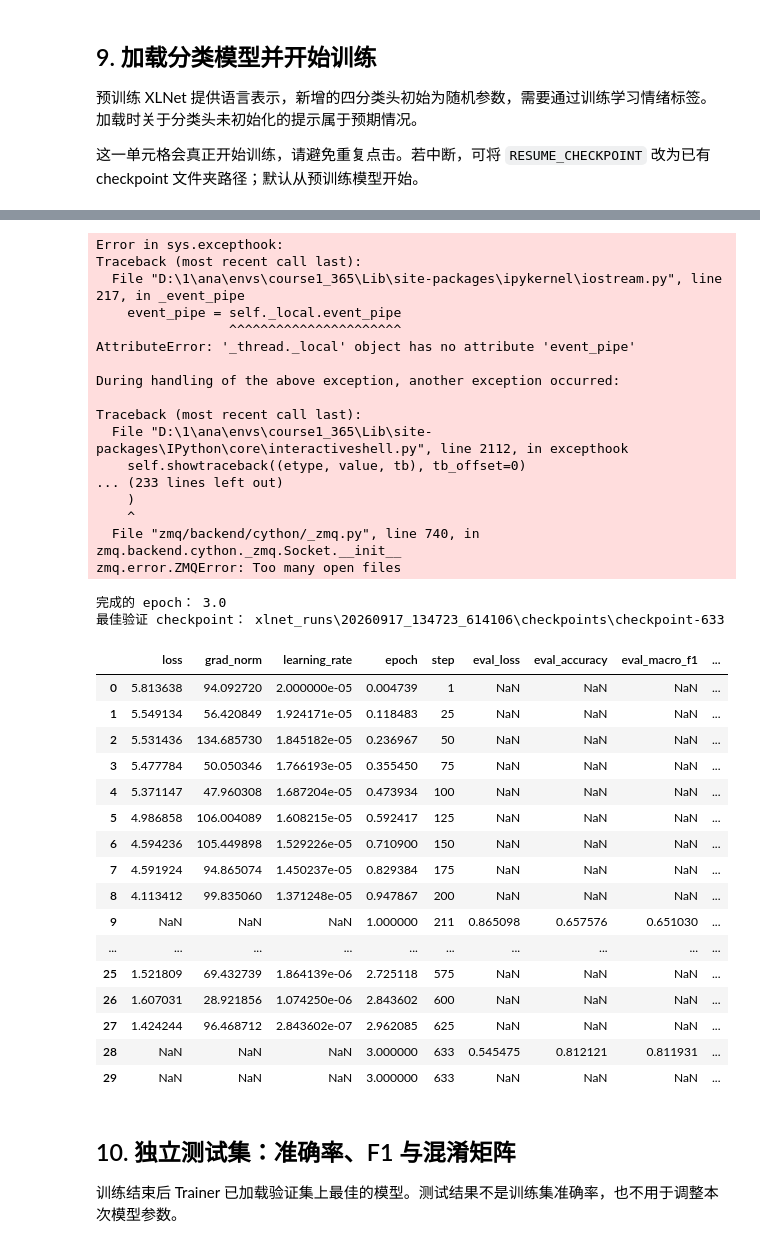
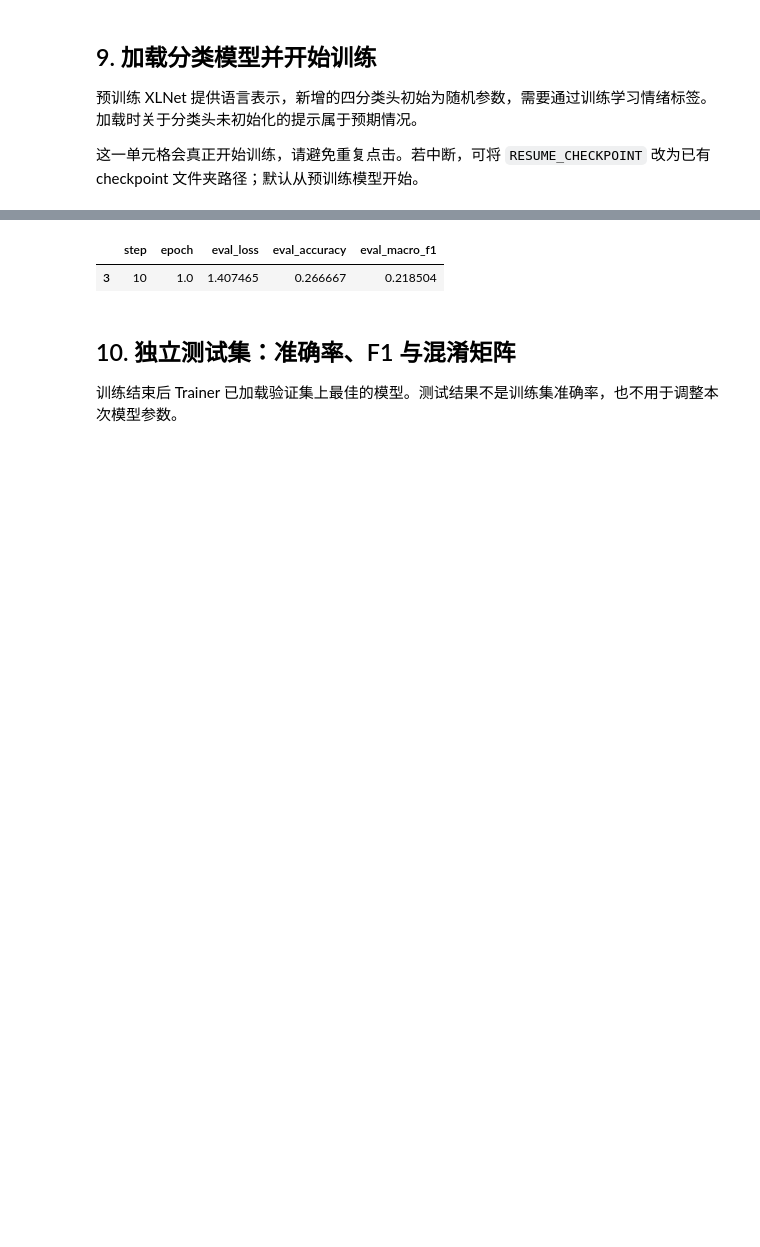
Before and after one commit to ZTaer/AI_Study, a Jupyter notebook: Course1_365/34_LLMs使用XLNet进行文本分类/XLNet_TEST.ipynb, the cells around one changed output, grey strips where cells are left out. Cells and saved outputs as stored; diff of their text form; code cells hidden in the pictures; blank space fills up the shorter version.

```diff
--- a/Course1_365/34_LLMs使用XLNet进行文本分类/XLNet_TEST.ipynb
+++ b/Course1_365/34_LLMs使用XLNet进行文本分类/XLNet_TEST.ipynb
@@ -330,12 +401,9 @@ if RUN_EMBEDDING_DEMO:
 # %%
 set_seed(SEED)
-NUM_EPOCHS = 3
-TRAIN_BATCH_SIZE = 4
-GRADIENT_ACCUMULATION_STEPS = 4  # 等效批次为 16，减少单次内存占用。
-RUN_DIR = Path("xlnet_runs") / datetime.now().strftime("%Y%m%d_%H%M%S_%f")
+RUN_DIR = Path("xlnet_runs") / (TRAIN_MODE + "_" + datetime.now().strftime("%Y%m%d_%H%M%S_%f"))
 MODEL_DIR = RUN_DIR / "final_model"
 print("设备：", "CUDA" if torch.cuda.is_available() else "CPU")
-print("训练样本：", len(model_dataset["train"]), "；epoch：", NUM_EPOCHS)
+print("训练样本：", len(train_dataset), "；epoch：", NUM_EPOCHS)
 print("本次结果目录：", RUN_DIR.resolve())
 
 def compute_metrics(eval_prediction):
@@ -359,11 +427,30 @@ training_args = TrainingArguments(
     eval_strategy="epoch", save_strategy="epoch",
     load_best_model_at_end=True, metric_for_best_model="macro_f1", greater_is_better=True,
     save_total_limit=2,  # 保留有限 checkpoint；checkpoint 带优化器状态，可用于恢复。
-    logging_steps=25, logging_first_step=True,
+    logging_steps=LOG_EVERY_STEPS, logging_first_step=True,
+    disable_tqdm=True,  # 改用定期文本日志，不影响训练、评估或 checkpoint 保存。
     report_to="none", push_to_hub=False,  # 只在本机训练和保存，不上传数据或模型。
     seed=SEED, data_seed=SEED,
     dataloader_num_workers=0, dataloader_pin_memory=torch.cuda.is_available(),
     fp16=False, bf16=False,  # 先用全精度，避免硬件精度支持差异。
 )
+
+class TextProgressCallback(TrainerCallback):
+    """只在日志事件打印进度，避免每个批次刷新 Jupyter widget。"""
+    def on_train_begin(self, args, state, control, **kwargs):
+        self.started_at = monotonic()
+        self.start_step = state.global_step
+        print(f"开始训练：共 {state.max_steps} 个优化器步骤。", flush=True)
+
+    def on_log(self, args, state, control, logs=None, **kwargs):
+        # 只为训练 loss 日志附加进度，评估日志由 Trainer 原样打印。
+        if not logs or "loss" not in logs:
+            return
+        elapsed = monotonic() - self.started_at
+        completed = state.global_step - self.start_step
+        remaining = elapsed / completed * (state.max_steps - state.global_step) if completed else 0
+        percent = 100 * state.global_step / max(state.max_steps, 1)
+        print(f"进度 {state.global_step}/{state.max_steps} ({percent:.1f}%)"
+              f" | 已用 {elapsed / 60:.1f} 分钟 | 预计剩余 {remaining / 60:.1f} 分钟", flush=True)
 # %% [output]
 设备： CPU
@@ -383,6 +470,8 @@ gc.collect()
 if torch.cuda.is_available():
     torch.cuda.empty_cache()
 
+# 从基础权重开始；分类头的 MISSING 提示是预期行为，需要后续训练。
+print("正在加载 XLNet 分类模型……", flush=True)
 classifier = XLNetForSequenceClassification.from_pretrained(
     MODEL_NAME, num_labels=len(label_names), id2label=id2label, label2id=label2id,
     use_safetensors=False,  # 此官方基础模型提供 PyTorch 权重；保存微调模型时使用默认安全格式。
@@ -392,13 +481,17 @@ classifier.config.use_mems_train = False
 classifier.config.use_mems_eval = False
 trainer = Trainer(
     model=classifier, args=training_args,
-    train_dataset=model_dataset["train"], eval_dataset=model_dataset["validation"],
+    train_dataset=train_dataset, eval_dataset=model_dataset["validation"],
     processing_class=tokenizer, data_collator=data_collator, compute_metrics=compute_metrics,
+    callbacks=[TextProgressCallback()],
 )
-RESUME_CHECKPOINT = None
 train_result = trainer.train(resume_from_checkpoint=RESUME_CHECKPOINT)
 trainer.save_metrics("train", train_result.metrics)
 print("完成的 epoch：", trainer.state.epoch)
 print("最佳验证 checkpoint：", trainer.state.best_model_checkpoint)
-display(pd.DataFrame(trainer.state.log_history))
+# 日志混合训练/验证字段，拆开显示，避免一整张表充满 NaN。
+history_frame = pd.DataFrame(trainer.state.log_history)
+display(history_frame.loc[history_frame["loss"].notna(), ["step", "epoch", "loss", "learning_rate"]])
+display(history_frame.loc[history_frame["eval_loss"].notna(),
+                          ["step", "epoch", "eval_loss", "eval_accuracy", "eval_macro_f1"]])
 # %% [output]
@@ -424,39 +527,5 @@ model.safetensors: downloading bytes:           |  0.00B
-Error in sys.excepthook:
-Traceback (most recent call last):
-  File "D:\1\ana\envs\course1_365\Lib\site-packages\ipykernel\iostream.py", line 217, in _event_pipe
-    event_pipe = self._local.event_pipe
-                 ^^^^^^^^^^^^^^^^^^^^^^
-AttributeError: '_thread._local' object has no attribute 'event_pipe'
-
-During handling of the above exception, another exception occurred:
-
-Traceback (most recent call last):
-  File "D:\1\ana\envs\course1_365\Lib\site-packages\IPython\core\interactiveshell.py", line 2112, in excepthook
-    self.showtraceback((etype, value, tb), tb_offset=0)
-... (233 lines left out)
-    )
-    ^
-  File "zmq/backend/cython/_zmq.py", line 740, in zmq.backend.cython._zmq.Socket.__init__
-zmq.error.ZMQError: Too many open files
-完成的 epoch： 3.0
-最佳验证 checkpoint： xlnet_runs\20260917_134723_614106\checkpoints\checkpoint-633
-|  | loss | grad_norm | learning_rate | epoch | step | eval_loss | eval_accuracy | eval_macro_f1 | ... |
-| 0 | 5.813638 | 94.092720 | 2.000000e-05 | 0.004739 | 1 | NaN | NaN | NaN | ... |
-| 1 | 5.549134 | 56.420849 | 1.924171e-05 | 0.118483 | 25 | NaN | NaN | NaN | ... |
-| 2 | 5.531436 | 134.685730 | 1.845182e-05 | 0.236967 | 50 | NaN | NaN | NaN | ... |
-| 3 | 5.477784 | 50.050346 | 1.766193e-05 | 0.355450 | 75 | NaN | NaN | NaN | ... |
-| 4 | 5.371147 | 47.960308 | 1.687204e-05 | 0.473934 | 100 | NaN | NaN | NaN | ... |
-| 5 | 4.986858 | 106.004089 | 1.608215e-05 | 0.592417 | 125 | NaN | NaN | NaN | ... |
-| 6 | 4.594236 | 105.449898 | 1.529226e-05 | 0.710900 | 150 | NaN | NaN | NaN | ... |
-| 7 | 4.591924 | 94.865074 | 1.450237e-05 | 0.829384 | 175 | NaN | NaN | NaN | ... |
-| 8 | 4.113412 | 99.835060 | 1.371248e-05 | 0.947867 | 200 | NaN | NaN | NaN | ... |
-| 9 | NaN | NaN | NaN | 1.000000 | 211 | 0.865098 | 0.657576 | 0.651030 | ... |
-| ... | ... | ... | ... | ... | ... | ... | ... | ... | ... |
-| 25 | 1.521809 | 69.432739 | 1.864139e-06 | 2.725118 | 575 | NaN | NaN | NaN | ... |
-| 26 | 1.607031 | 28.921856 | 1.074250e-06 | 2.843602 | 600 | NaN | NaN | NaN | ... |
-| 27 | 1.424244 | 96.468712 | 2.843602e-07 | 2.962085 | 625 | NaN | NaN | NaN | ... |
-| 28 | NaN | NaN | NaN | 3.000000 | 633 | 0.545475 | 0.812121 | 0.811931 | ... |
-| 29 | NaN | NaN | NaN | 3.000000 | 633 | NaN | NaN | NaN | ... |
+|  | step | epoch | eval_loss | eval_accuracy | eval_macro_f1 |
+| 3 | 10 | 1.0 | 1.407465 | 0.266667 | 0.218504 |
 # %% [markdown]
 ## 10. 独立测试集：准确率、F1 与混淆矩阵
 
```
Also changed, not shown: parts of 17 cells of this notebook, 2 other files.
